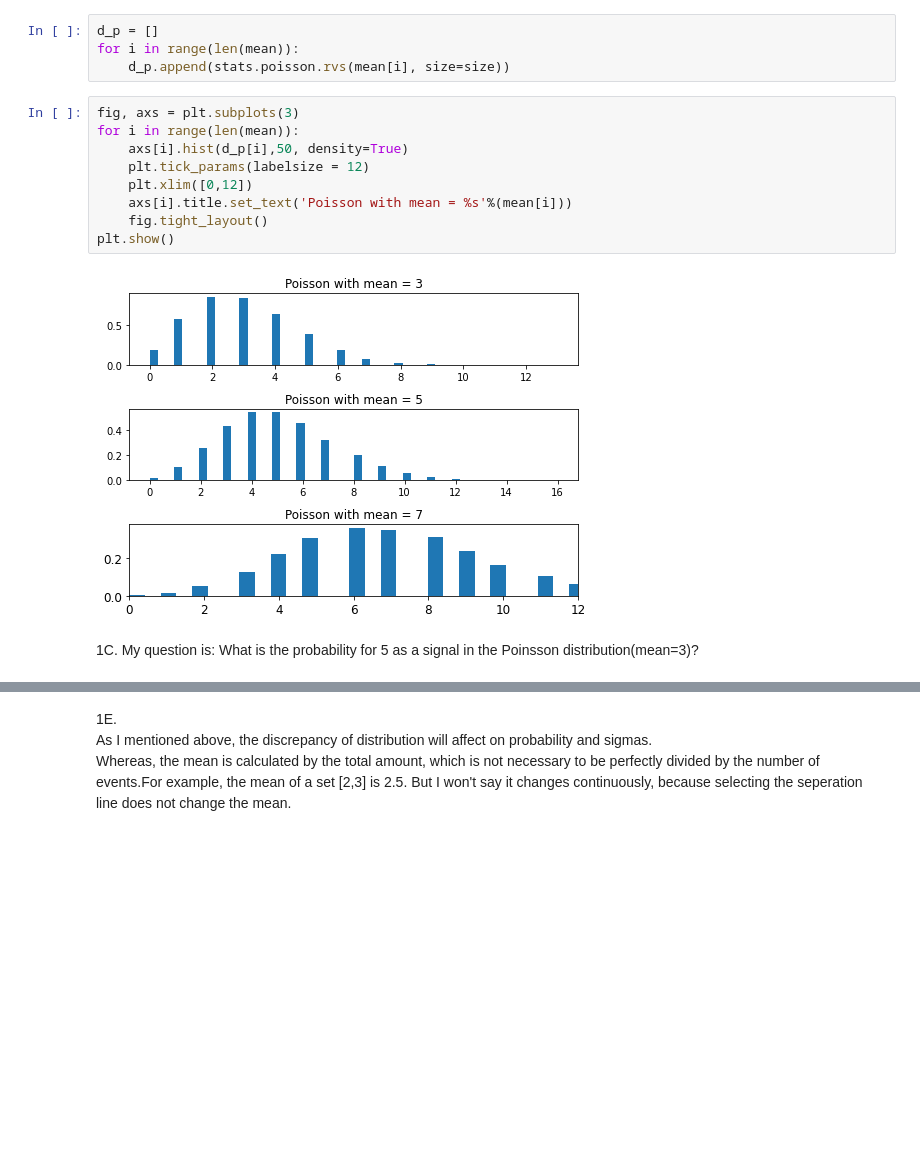
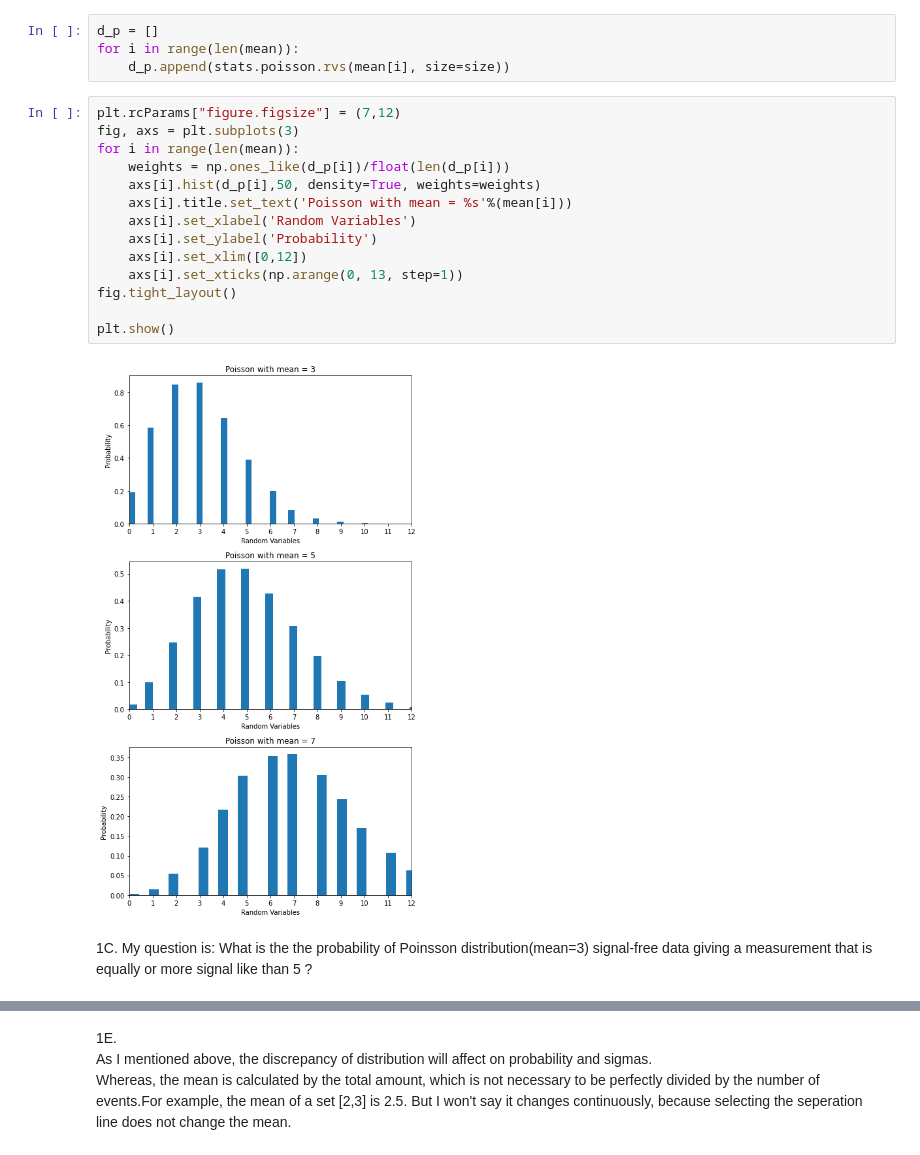
Before and after one commit to Noam-91/Advanced-Data-Analysis-Techniques-for-Large-Datasets, a Jupyter notebook: Lab #1.ipynb, the cells around one changed output, grey strips where cells are left out. Cells and saved outputs as stored; diff of their text form; blank space fills up the shorter version.

```diff
--- a/Lab #1.ipynb
+++ b/Lab #1.ipynb
@@ -128,16 +131,21 @@ d_p = []
 for i in range(len(mean)):
     d_p.append(stats.poisson.rvs(mean[i], size=size))
 # %%
+plt.rcParams["figure.figsize"] = (7,12)
 fig, axs = plt.subplots(3)
 for i in range(len(mean)):
-    axs[i].hist(d_p[i],50, density=True)
-    plt.tick_params(labelsize = 12)
-    plt.xlim([0,12])
+    weights = np.ones_like(d_p[i])/float(len(d_p[i]))
+    axs[i].hist(d_p[i],50, density=True, weights=weights)
     axs[i].title.set_text('Poisson with mean = %s'%(mean[i]))
-    fig.tight_layout()
+    axs[i].set_xlabel('Random Variables')
+    axs[i].set_ylabel('Probability')
+    axs[i].set_xlim([0,12])
+    axs[i].set_xticks(np.arange(0, 13, step=1))
+fig.tight_layout()
+
 plt.show()
 # %% [output]
-[figure, old version]
+[figure, new version]
 # %% [markdown]
-1C. My question is: What is the probability for 5 as a signal in the Poinsson distribution(mean=3)?
+1C. My question is: What is the the probability of Poinsson distribution(mean=3) signal-free data giving a measurement that is equally or more signal like than 5 ?
 # %%
```
Also changed, not shown: parts of 14 cells of this notebook.
